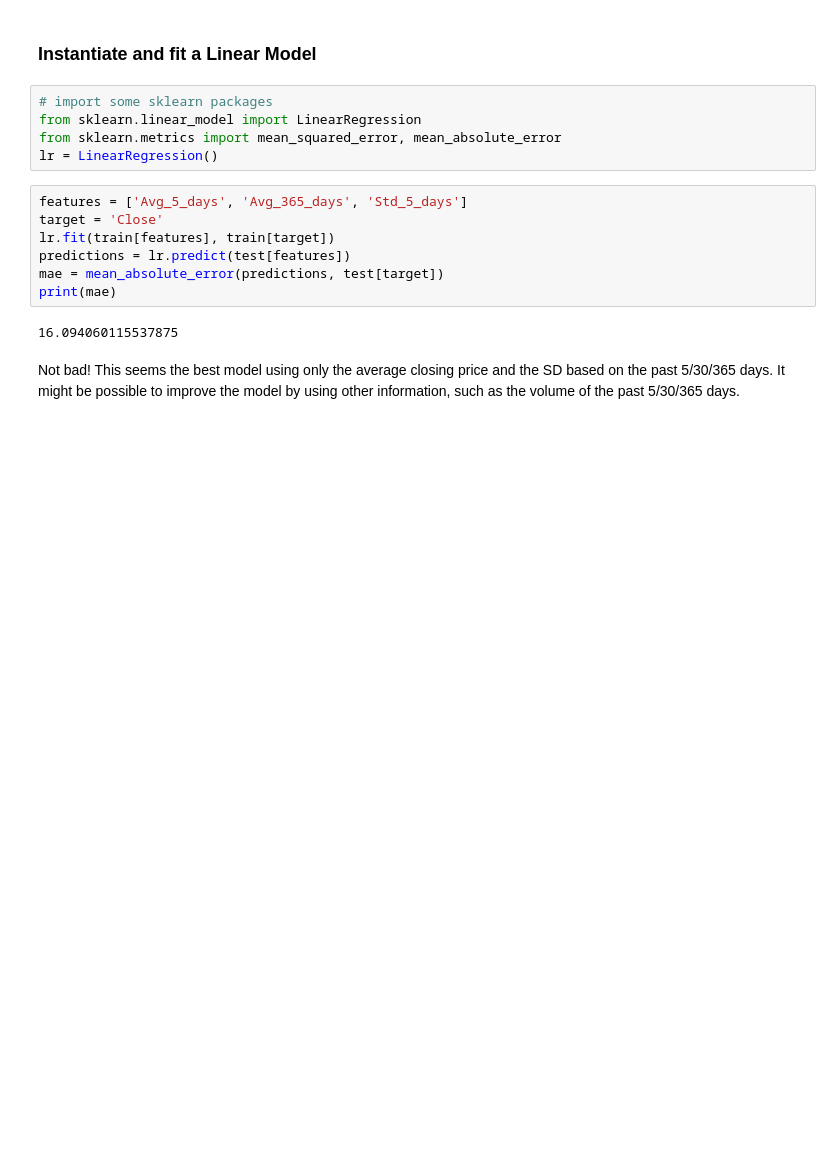
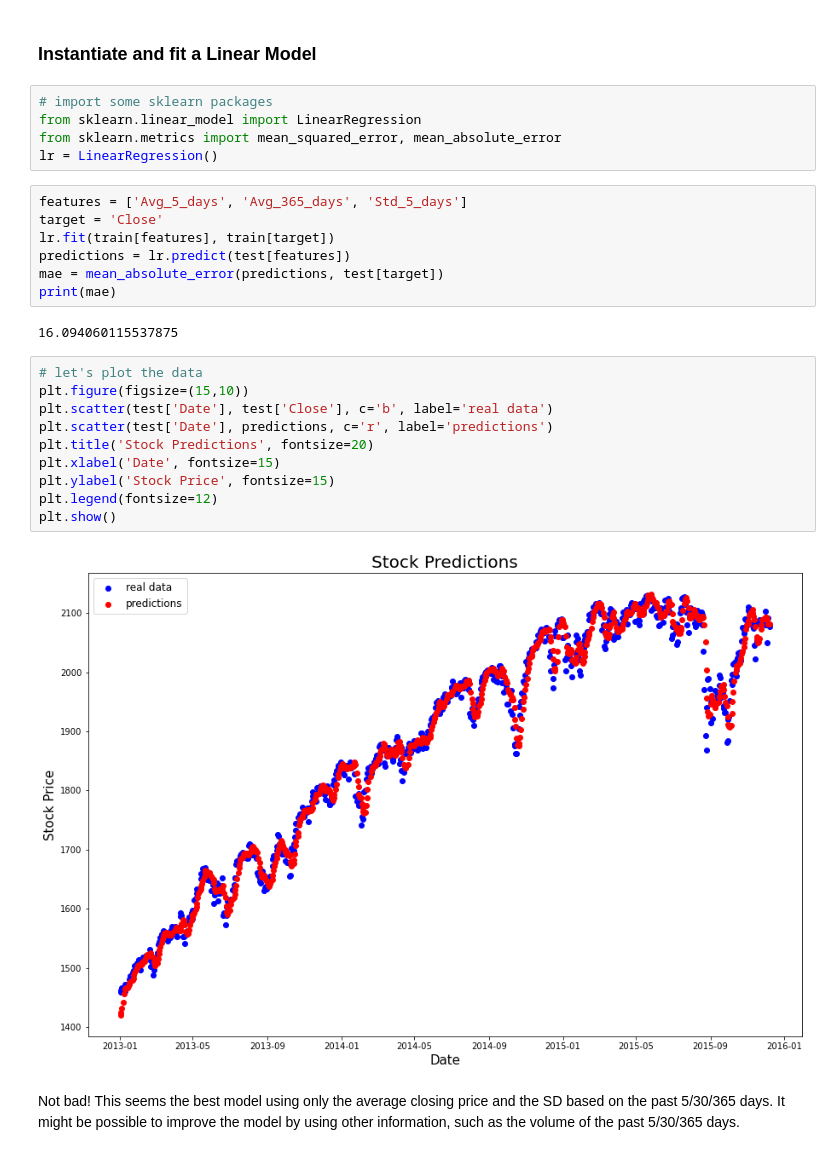
Before and after one commit to mahikappa/predicting_stock_market, a Jupyter notebook: Predicting The Stock Market.ipynb, the cells around one changed output. Saved outputs shown, nothing was run; the diff lists cells and outputs as text; blank space fills up the shorter version.

```diff
--- a/Predicting The Stock Market.ipynb
+++ b/Predicting The Stock Market.ipynb
@@ -219,5 +219,17 @@ mae = mean_absolute_error(predictions, test[target])
 print(mae)
 # %% [output]
 16.094060115537875
+# %%
+# let's plot the data
+plt.figure(figsize=(15,10))
+plt.scatter(test['Date'], test['Close'], c='b', label='real data')
+plt.scatter(test['Date'], predictions, c='r', label='predictions')
+plt.title('Stock Predictions', fontsize=20)
+plt.xlabel('Date', fontsize=15)
+plt.ylabel('Stock Price', fontsize=15)
+plt.legend(fontsize=12)
+plt.show()
+# %% [output]
+[figure, added]
 # %% [markdown]
 Not bad! This seems the best model using only the average closing price and the SD based on the past 5/30/365 days. It might be possible to improve the model by using other information, such as the volume of the past 5/30/365 days.
```
